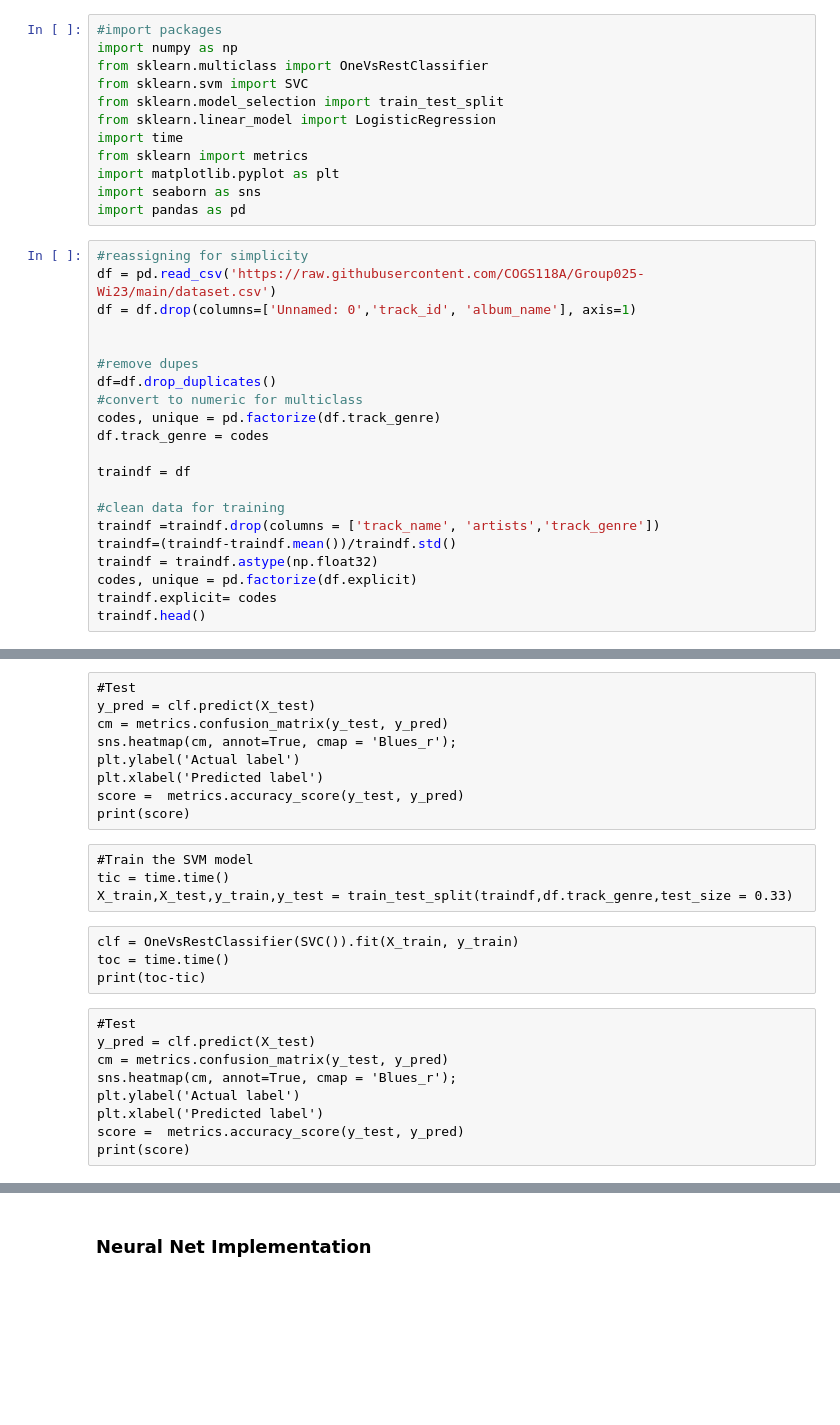
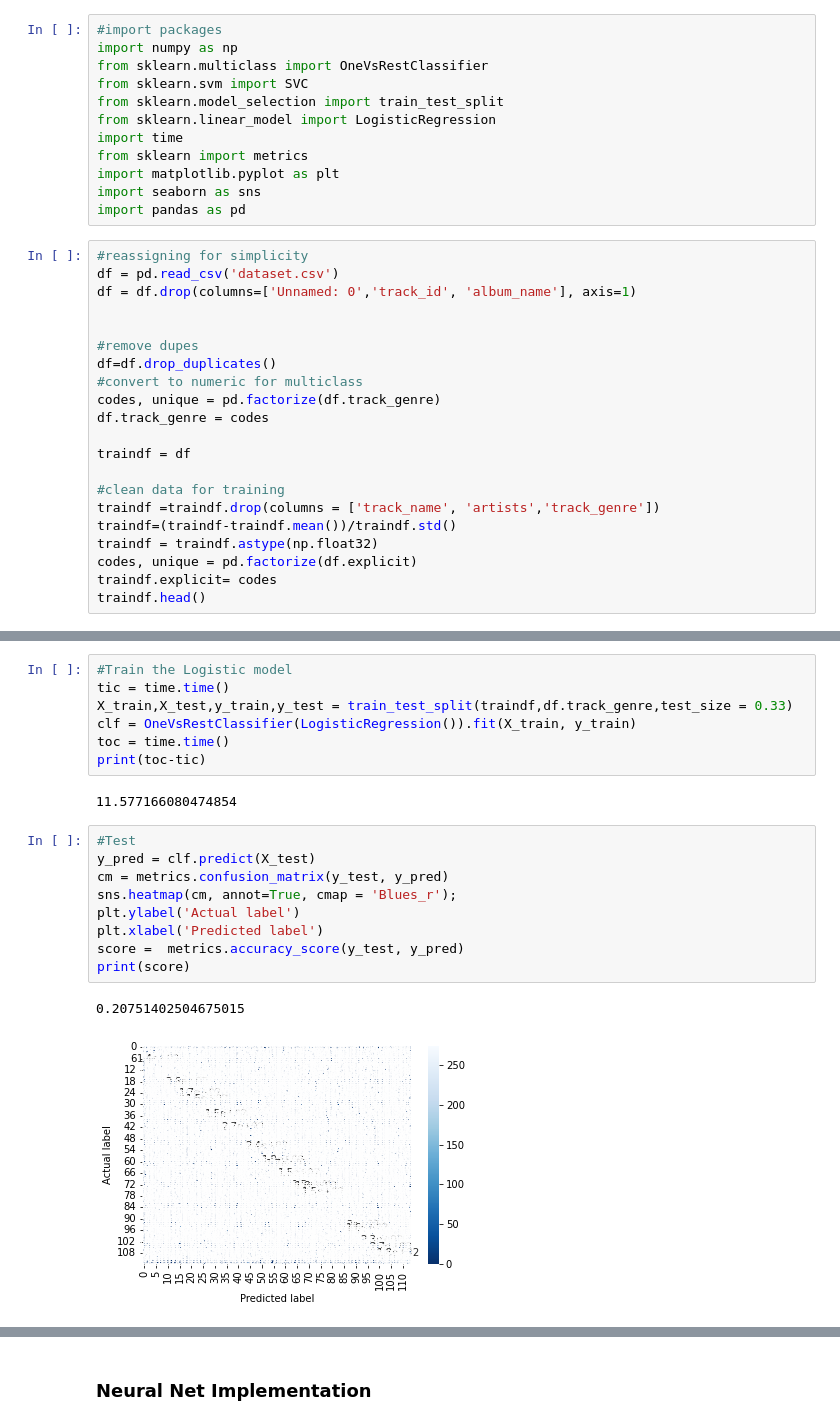
Before and after one commit to COGS118A/Group025-Wi23, a Jupyter notebook: svm.ipynb, the cells around one changed output, grey strips where cells are left out. Cells and saved outputs as stored; diff of their text form; blank space fills up the shorter version.

```diff
--- a/svm.ipynb
+++ b/svm.ipynb
@@ -169,7 +169,7 @@ import seaborn as sns
 import pandas as pd
 # %%
 #reassigning for simplicity
-df = pd.read_csv('https://raw.githubusercontent.com/COGS118A/Group025-Wi23/main/dataset.csv')
+df = pd.read_csv('dataset.csv')
 df = df.drop(columns=['Unnamed: 0','track_id', 'album_name'], axis=1)
 
 
@@ -205,26 +198,21 @@ print(toc-tic)
-# %% [raw]
-#Test
-y_pred = clf.predict(X_test)
-cm = metrics.confusion_matrix(y_test, y_pred)
-sns.heatmap(cm, annot=True, cmap = 'Blues_r');
-plt.ylabel('Actual label')
-plt.xlabel('Predicted label')
-score =  metrics.accuracy_score(y_test, y_pred)
-print(score)
-# %% [raw]
-#Train the SVM model
-tic = time.time()
-X_train,X_test,y_train,y_test = train_test_split(traindf,df.track_genre,test_size = 0.33)
-# %% [raw]
-clf = OneVsRestClassifier(SVC()).fit(X_train, y_train)
-toc = time.time()
-print(toc-tic)
-# %% [raw]
-#Test
-y_pred = clf.predict(X_test)
-cm = metrics.confusion_matrix(y_test, y_pred)
-sns.heatmap(cm, annot=True, cmap = 'Blues_r');
-plt.ylabel('Actual label')
-plt.xlabel('Predicted label')
-score =  metrics.accuracy_score(y_test, y_pred)
-print(score)
+# %%
+#Train the Logistic model
+tic = time.time()
+X_train,X_test,y_train,y_test = train_test_split(traindf,df.track_genre,test_size = 0.33)
+clf = OneVsRestClassifier(LogisticRegression()).fit(X_train, y_train)
+toc = time.time()
+print(toc-tic)
+# %% [output]
+11.577166080474854
+# %%
+#Test
+y_pred = clf.predict(X_test)
+cm = metrics.confusion_matrix(y_test, y_pred)
+sns.heatmap(cm, annot=True, cmap = 'Blues_r');
+plt.ylabel('Actual label')
+plt.xlabel('Predicted label')
+score =  metrics.accuracy_score(y_test, y_pred)
+print(score)
+# %% [output]
+0.20751402504675015
+[figure, added]
```
Also changed, not shown: parts of 7 cells of this notebook, 1 other file.
